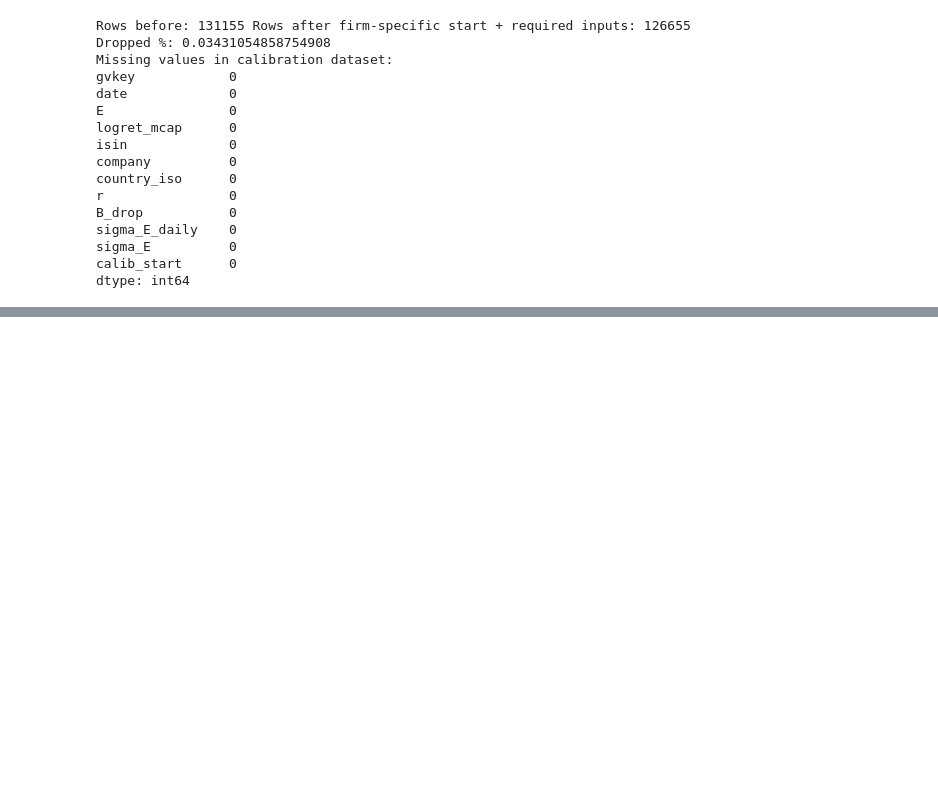
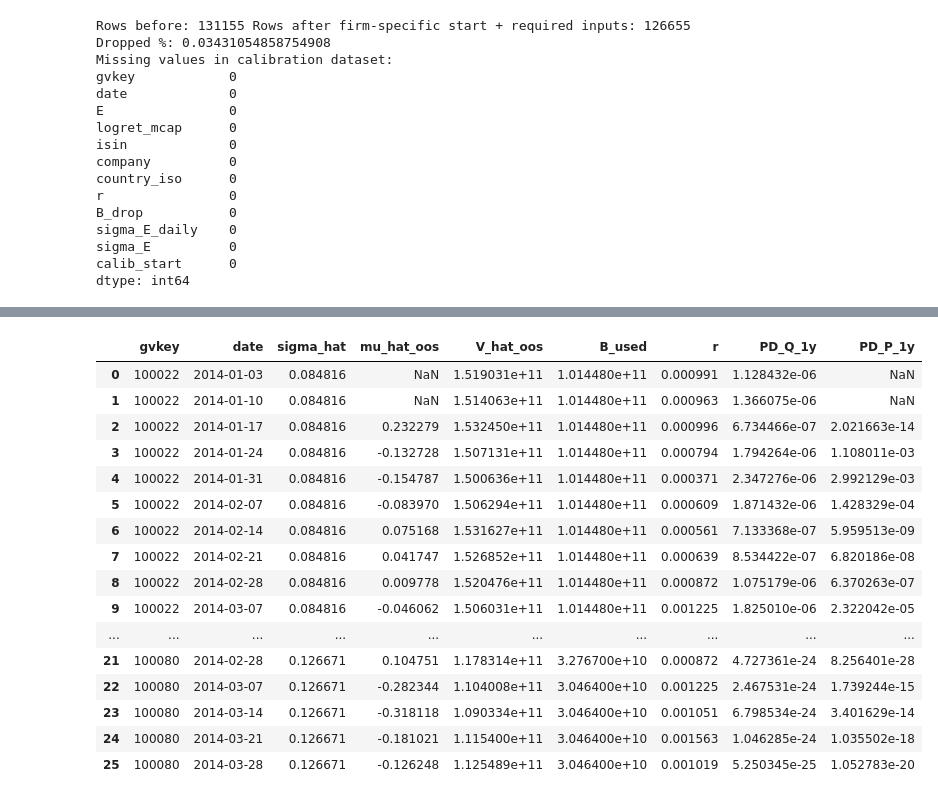
Before and after one commit to keenanveronica/Merton_NIGbayesian, a Jupyter notebook: merton_notebook_afonso.ipynb, the cells around one changed output, grey strips where cells are left out. Drawn from its saved outputs; the diff is of its cells as text; code cells hidden in the pictures; blank space fills up the shorter version.

```diff
--- a/merton_notebook_afonso.ipynb
+++ b/merton_notebook_afonso.ipynb
@@ -141,0 +491,45 @@ dtype: int64
+# %%
+# OOS PD calculation
+
+df = oos_weekly_pds_df.copy()
+
+# Risk-neutral PD (safe to do vectorized as long as inputs are finite)
+df["PD_Q_1y"] = merton_pd_rn_1y(
+    df["V_hat_oos"].to_numpy(dtype=float),
+    df["B_used"].to_numpy(dtype=float),
+    df["r"].to_numpy(dtype=float),
+    df["sigma_hat"].to_numpy(dtype=float),
+)
+
+# Physical PD: only compute where mu_hat_oos is finite (avoid np.any NaN -> all NaN)
+df["PD_P_1y"] = np.nan
+mask = np.isfinite(df["mu_hat_oos"].to_numpy(dtype=float))
+
+df.loc[mask, "PD_P_1y"] = merton_pd_physical_1y(
+    df.loc[mask, "V_hat_oos"].to_numpy(dtype=float),
+    df.loc[mask, "B_used"].to_numpy(dtype=float),
+    df.loc[mask, "mu_hat_oos"].to_numpy(dtype=float),
+    df.loc[mask, "sigma_hat"].to_numpy(dtype=float),
+)
+
+# save back + preview
+oos_weekly_pds_df = df.sort_values(["gvkey", "date"]).reset_index(drop=True)
+oos_weekly_pds_df[["gvkey","date","sigma_hat","mu_hat_oos","V_hat_oos","B_used","r","PD_Q_1y","PD_P_1y"]].head(30)
+# %% [output]
+|  | gvkey | date | sigma_hat | mu_hat_oos | V_hat_oos | B_used | r | PD_Q_1y | PD_P_1y |
+| 0 | 100022 | 2014-01-03 | 0.084816 | NaN | 1.519031e+11 | 1.014480e+11 | 0.000991 | 1.128432e-06 | NaN |
+| 1 | 100022 | 2014-01-10 | 0.084816 | NaN | 1.514063e+11 | 1.014480e+11 | 0.000963 | 1.366075e-06 | NaN |
+| 2 | 100022 | 2014-01-17 | 0.084816 | 0.232279 | 1.532450e+11 | 1.014480e+11 | 0.000996 | 6.734466e-07 | 2.021663e-14 |
+| 3 | 100022 | 2014-01-24 | 0.084816 | -0.132728 | 1.507131e+11 | 1.014480e+11 | 0.000794 | 1.794264e-06 | 1.108011e-03 |
+| 4 | 100022 | 2014-01-31 | 0.084816 | -0.154787 | 1.500636e+11 | 1.014480e+11 | 0.000371 | 2.347276e-06 | 2.992129e-03 |
+| 5 | 100022 | 2014-02-07 | 0.084816 | -0.083970 | 1.506294e+11 | 1.014480e+11 | 0.000609 | 1.871432e-06 | 1.428329e-04 |
+| 6 | 100022 | 2014-02-14 | 0.084816 | 0.075168 | 1.531627e+11 | 1.014480e+11 | 0.000561 | 7.133368e-07 | 5.959513e-09 |
+| 7 | 100022 | 2014-02-21 | 0.084816 | 0.041747 | 1.526852e+11 | 1.014480e+11 | 0.000639 | 8.534422e-07 | 6.820186e-08 |
+| 8 | 100022 | 2014-02-28 | 0.084816 | 0.009778 | 1.520476e+11 | 1.014480e+11 | 0.000872 | 1.075179e-06 | 6.370263e-07 |
+| 9 | 100022 | 2014-03-07 | 0.084816 | -0.046062 | 1.506031e+11 | 1.014480e+11 | 0.001225 | 1.825010e-06 | 2.322042e-05 |
+| ... | ... | ... | ... | ... | ... | ... | ... | ... | ... |
+| 21 | 100080 | 2014-02-28 | 0.126671 | 0.104751 | 1.178314e+11 | 3.276700e+10 | 0.000872 | 4.727361e-24 | 8.256401e-28 |
+| 22 | 100080 | 2014-03-07 | 0.126671 | -0.282344 | 1.104008e+11 | 3.046400e+10 | 0.001225 | 2.467531e-24 | 1.739244e-15 |
+| 23 | 100080 | 2014-03-14 | 0.126671 | -0.318118 | 1.090334e+11 | 3.046400e+10 | 0.001051 | 6.798534e-24 | 3.401629e-14 |
+| 24 | 100080 | 2014-03-21 | 0.126671 | -0.181021 | 1.115400e+11 | 3.046400e+10 | 0.001563 | 1.046285e-24 | 1.035502e-18 |
+| 25 | 100080 | 2014-03-28 | 0.126671 | -0.126248 | 1.125489e+11 | 3.046400e+10 | 0.001019 | 5.250345e-25 | 1.052783e-20 |
```
Also changed, not shown: parts of 4 cells of this notebook, 1 other file.
